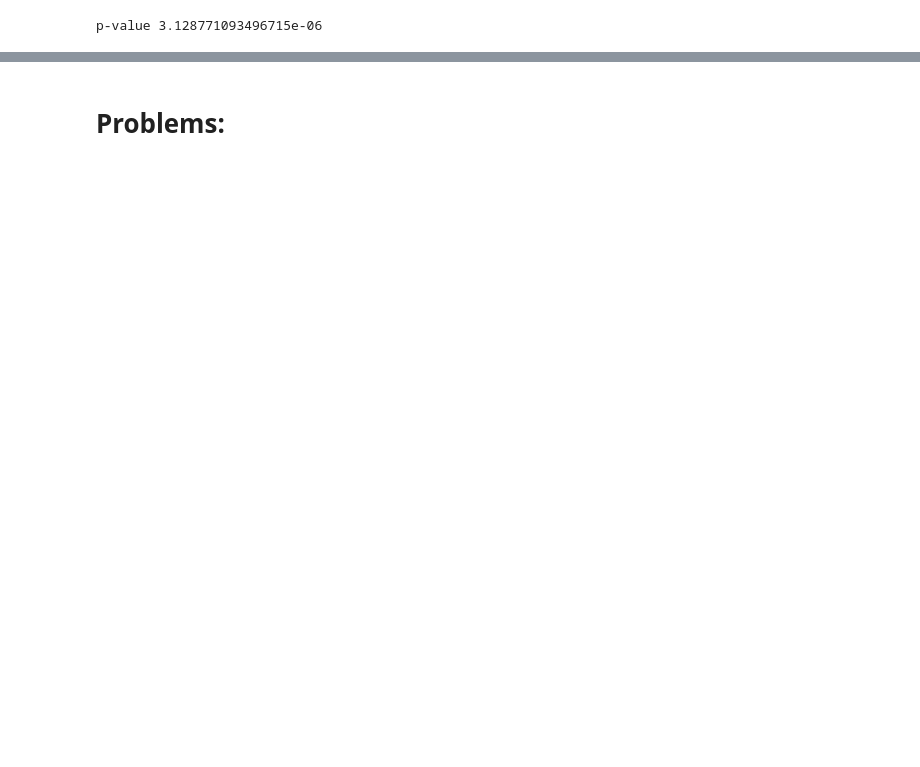
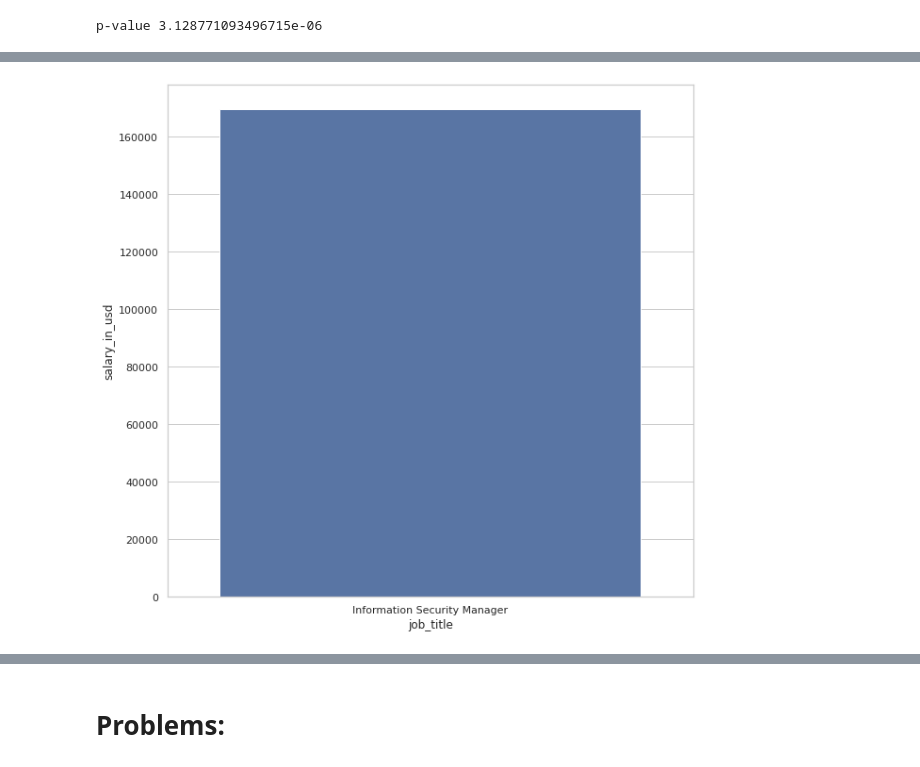
Before and after one commit to wen0705/A-Comparative-Analysis-of-Global-Remote-Work-Salaries, a Jupyter notebook: src/Salary_Analysis.ipynb, the cells around one changed output, grey strips where cells are left out. Cells and saved outputs as stored; diff of their text form; code cells hidden in the pictures; blank space fills up the shorter version.

```diff
--- a/src/Salary_Analysis.ipynb
+++ b/src/Salary_Analysis.ipynb
@@ -312,0 +264,10 @@ dataset[dataset.job_title == 'Linux Infrastructure Developer']
+# %%
+fig, ax = plt.subplots(figsize=(10,10))
+pure_data_2020_FT_di = pure_data_2020_FT[pure_data_2020_FT.experience_level == 4]
+pure_data_2020_FT_di = pure_data_2020_FT_di.sort_values('salary_in_usd')
+sns.set_theme(style="whitegrid")
+sns.color_palette("rocket")
+ax = sns.barplot("job_title", "salary_in_usd", data=pure_data_2020_FT_di)
+plt.savefig('executive_salary_plot_2020.png')
+# %% [output]
+[figure, added]
```
Also changed, not shown: parts of 26 cells of this notebook.
